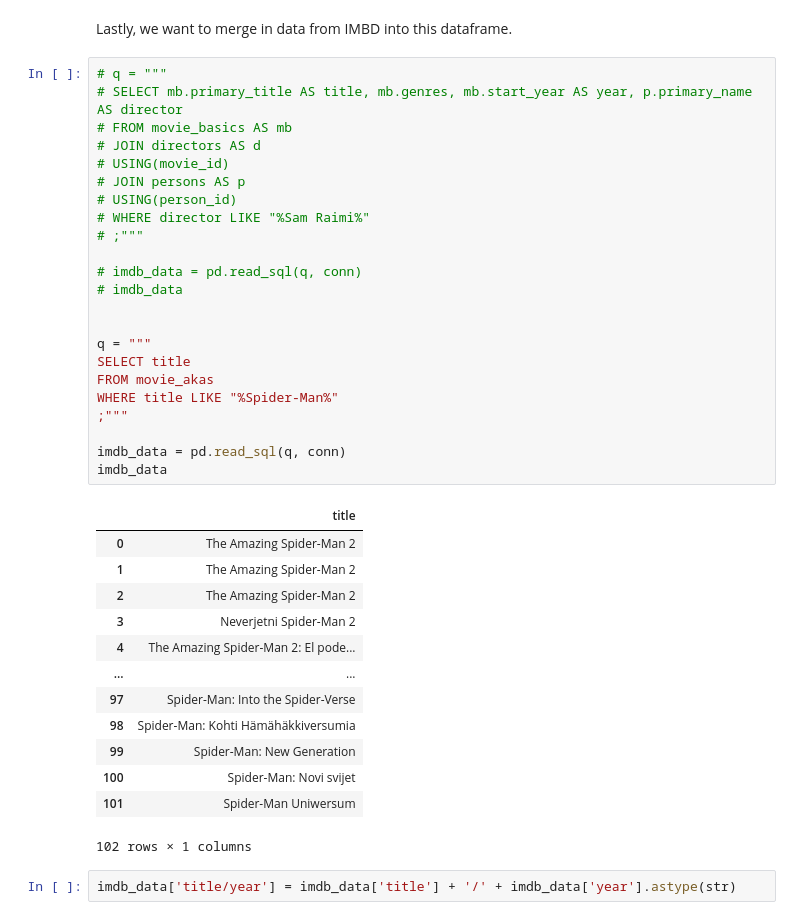
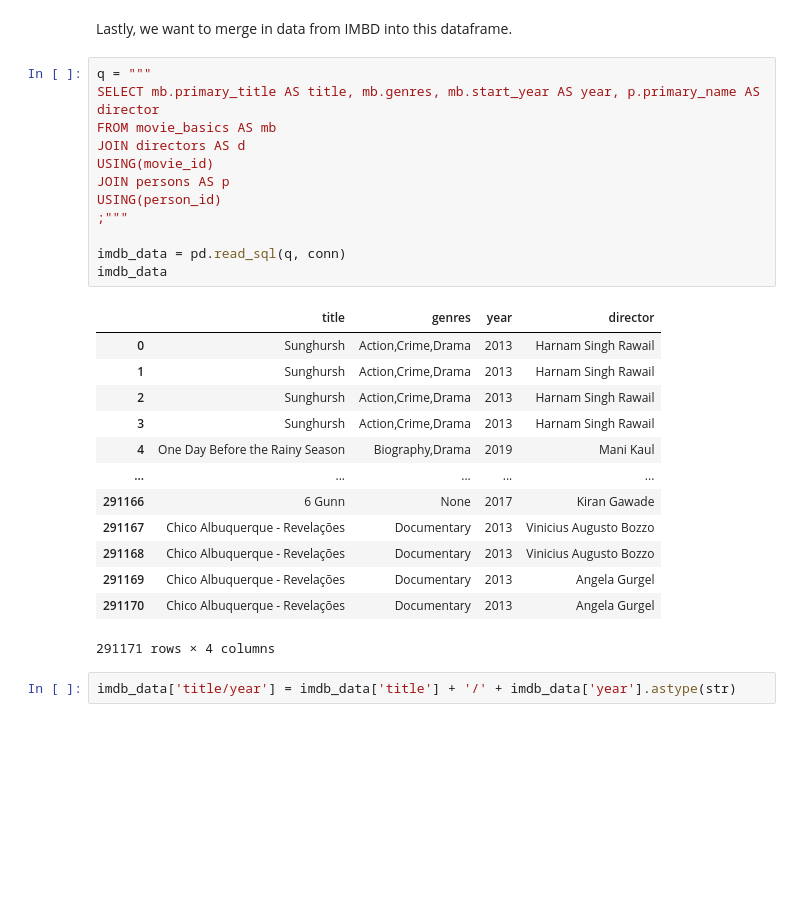
Before and after one commit to robertharrow/microsoft-movie-studio-analysis, a Jupyter notebook: microsoft_movie_studio_analysis.ipynb, the cells around one changed output. Cells and saved outputs as stored; diff of their text form; blank space fills up the shorter version.

Commit message:
continued data cleaning

```diff
--- a/microsoft_movie_studio_analysis.ipynb
+++ b/microsoft_movie_studio_analysis.ipynb
@@ -337,42 +333,31 @@ memory usage: 677.0+ KB
 # %% [markdown]
 Lastly, we want to merge in data from IMBD into this dataframe.
 # %%
-# q = """
-# SELECT mb.primary_title AS title, mb.genres, mb.start_year AS year, p.primary_name AS director
-# FROM movie_basics AS mb
-# JOIN directors AS d
-# USING(movie_id)
-# JOIN persons AS p
-# USING(person_id)
-# WHERE director LIKE "%Sam Raimi%"
-# ;"""
-
-# imdb_data = pd.read_sql(q, conn)
-# imdb_data
-
-
 q = """
-SELECT title
-FROM movie_akas
-WHERE title LIKE "%Spider-Man%"
+SELECT mb.primary_title AS title, mb.genres, mb.start_year AS year, p.primary_name AS director
+FROM movie_basics AS mb
+JOIN directors AS d
+USING(movie_id)
+JOIN persons AS p
+USING(person_id)
 ;"""
 
 imdb_data = pd.read_sql(q, conn)
 imdb_data
 # %% [output]
-|  | title |
-| 0 | The Amazing Spider-Man 2 |
-| 1 | The Amazing Spider-Man 2 |
-| 2 | The Amazing Spider-Man 2 |
-| 3 | Neverjetni Spider-Man 2 |
-| 4 | The Amazing Spider-Man 2: El pode... |
-| ... | ... |
-| 97 | Spider-Man: Into the Spider-Verse |
-| 98 | Spider-Man: Kohti Hämähäkkiversumia |
-| 99 | Spider-Man: New Generation |
-| 100 | Spider-Man: Novi svijet |
-| 101 | Spider-Man Uniwersum |
+|  | title | genres | year | director |
+| 0 | Sunghursh | Action,Crime,Drama | 2013 | Harnam Singh Rawail |
+| 1 | Sunghursh | Action,Crime,Drama | 2013 | Harnam Singh Rawail |
+| 2 | Sunghursh | Action,Crime,Drama | 2013 | Harnam Singh Rawail |
+| 3 | Sunghursh | Action,Crime,Drama | 2013 | Harnam Singh Rawail |
+| 4 | One Day Before the Rainy Season | Biography,Drama | 2019 | Mani Kaul |
+| ... | ... | ... | ... | ... |
+| 291166 | 6 Gunn | None | 2017 | Kiran Gawade |
+| 291167 | Chico Albuquerque - Revelações | Documentary | 2013 | Vinicius Augusto Bozzo |
+| 291168 | Chico Albuquerque - Revelações | Documentary | 2013 | Vinicius Augusto Bozzo |
+| 291169 | Chico Albuquerque - Revelações | Documentary | 2013 | Angela Gurgel |
+| 291170 | Chico Albuquerque - Revelações | Documentary | 2013 | Angela Gurgel |
-102 rows × 1 columns
+291171 rows × 4 columns
 # %%
 imdb_data['title/year'] = imdb_data['title'] + '/' + imdb_data['year'].astype(str)
 # %%
```
Also changed, not shown: parts of 30 cells of this notebook.
